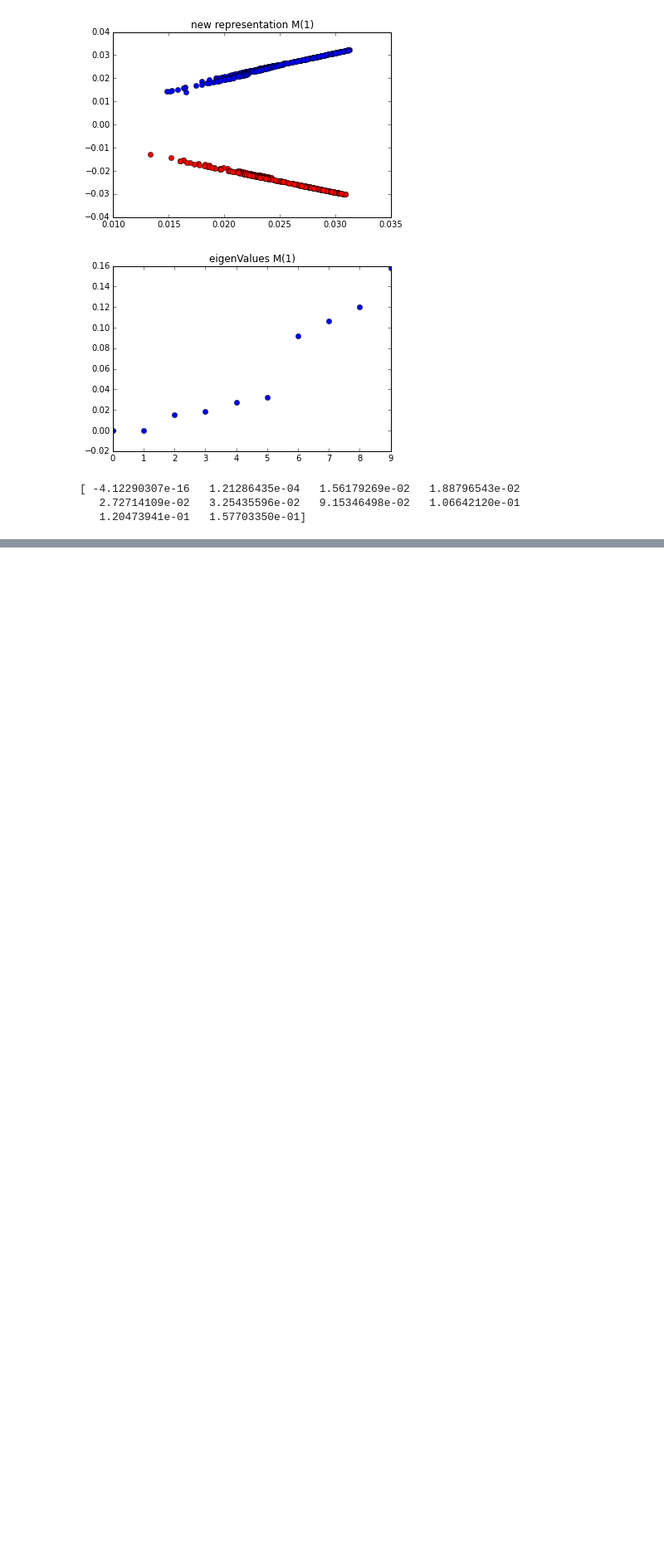
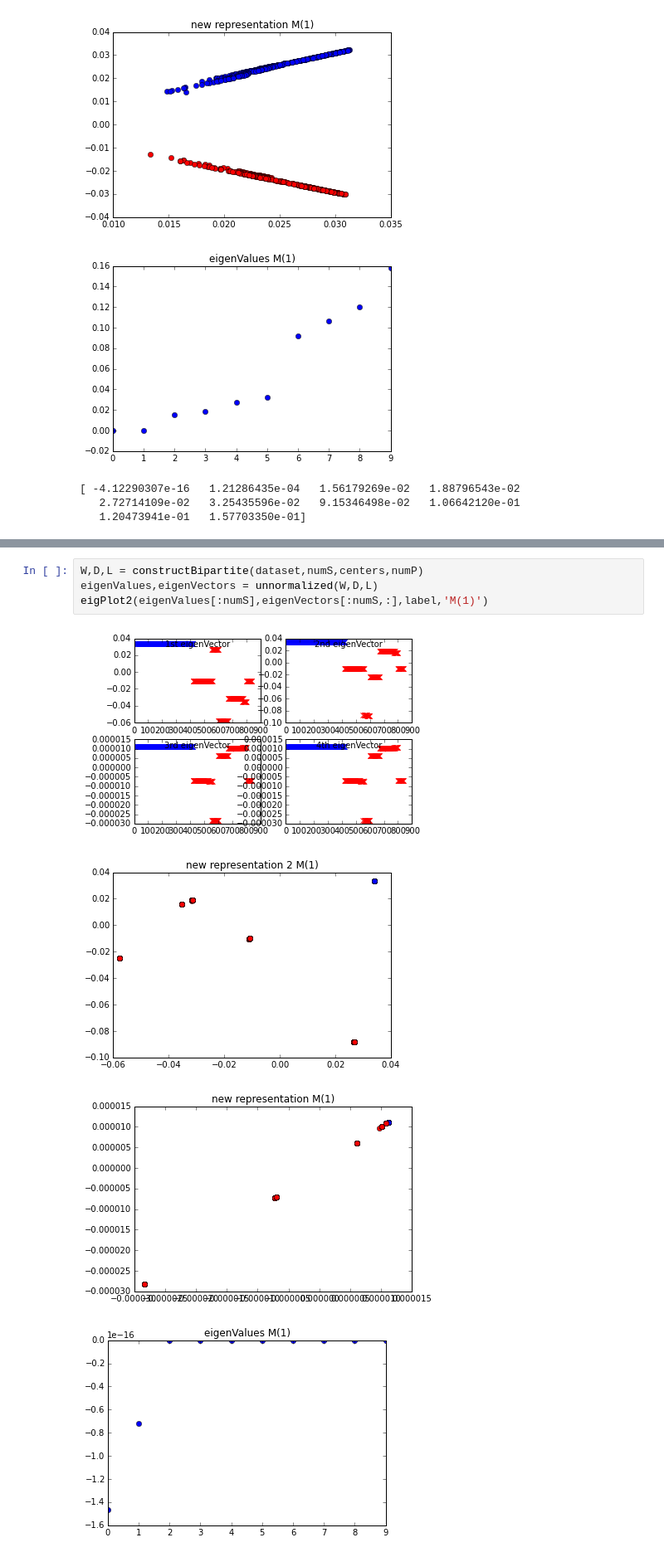
Before and after one commit to babakahmadi/Thesis, a Jupyter notebook: implementation/Bipartite - Prototyping.ipynb, the cells around one changed output, grey strips where cells are left out. Shown: that part at 83% size. Saved outputs shown, nothing was run; the diff lists cells and outputs as text; blank space fills up the shorter version.

```diff
--- a/implementation/Bipartite - Prototyping.ipynb
+++ b/implementation/Bipartite - Prototyping.ipynb
@@ -405,0 +618,9 @@ eigPlot(eigenValues[:numS],eigenVectors[:numS,:],label,'M(1)')
+# %%
+W,D,L = constructBipartite(dataset,numS,centers,numP)
+eigenValues,eigenVectors = unnormalized(W,D,L)
+eigPlot2(eigenValues[:numS],eigenVectors[:numS,:],label,'M(1)')
+# %% [output]
+[figure, added]
+[figure, added]
+[figure, added]
+[figure, added]
```
Also changed, not shown: parts of 12 cells of this notebook, 7 other files.
